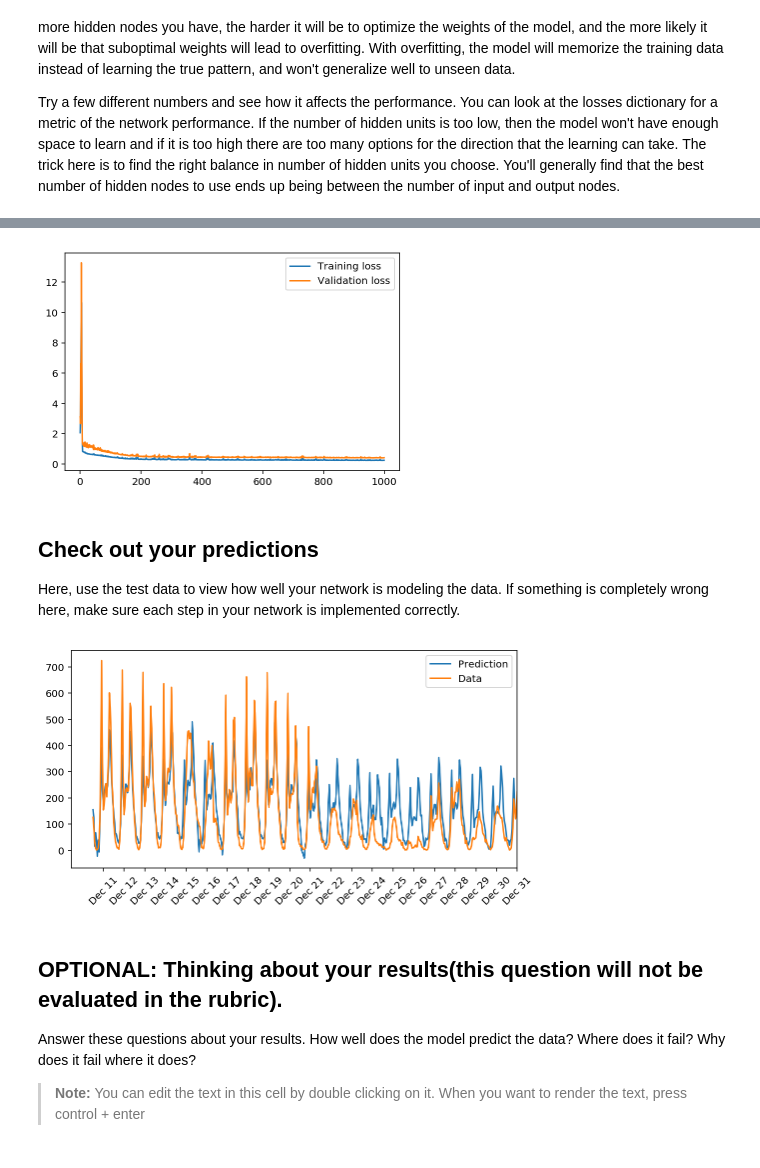
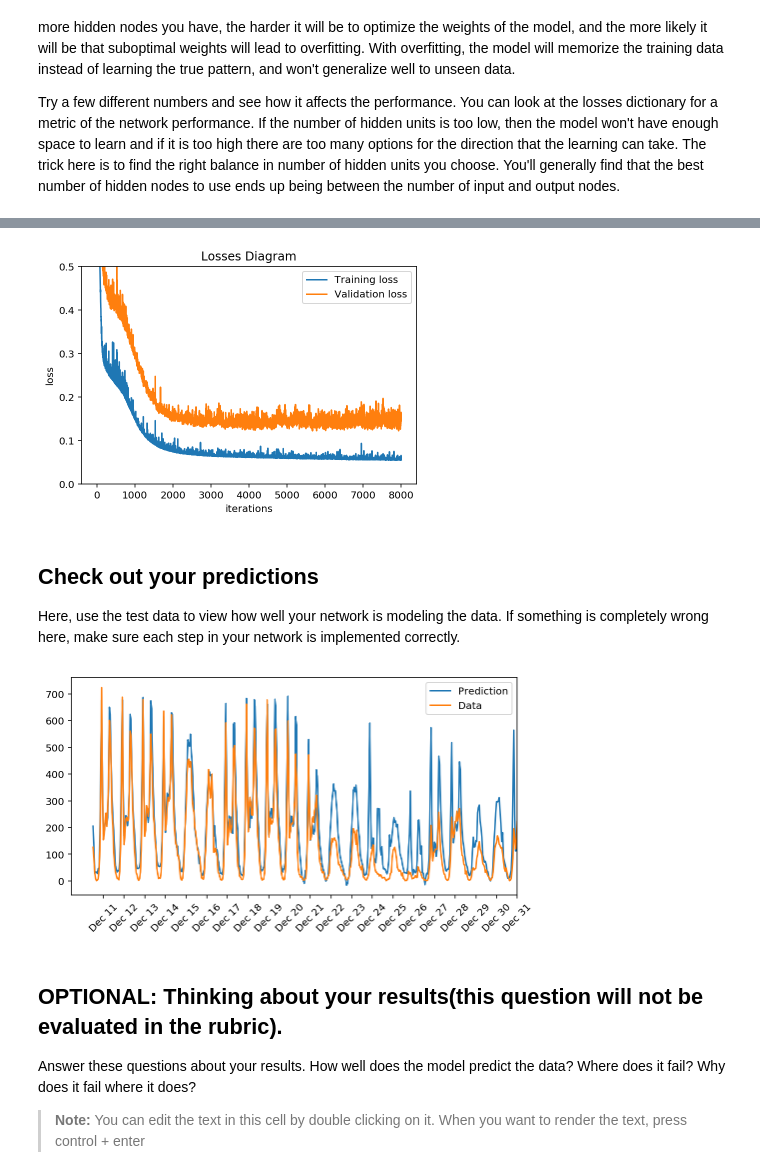
Before and after one commit to piezox/ndgr_p1, a Jupyter notebook: Your_first_neural_network.ipynb, the cells around one changed output, grey strips where cells are left out. Drawn from its saved outputs; the diff is of its cells as text; code cells hidden in the pictures.

```diff
--- a/Your_first_neural_network.ipynb
+++ b/Your_first_neural_network.ipynb
@@ -285,33 +285,32 @@ In a model where all the weights are optimized, the more hidden nodes you have,
 
 Try a few different numbers and see how it affects the performance. You can look at the losses dictionary for a metric of the network performance. If the number of hidden units is too low, then the model won't have enough space to learn and if it is too high there are too many options for the direction that the learning can take. The trick here is to find the right balance in number of hidden units you choose.  You'll generally find that the best number of hidden nodes to use ends up being between the number of input and output nodes.
 # %%
-import sys
+# import sys
 
-### Set the hyperparameters here ###
-iterations = 1000
-learning_rate = 0.5
-hidden_nodes = 20
+### set the parameters here ###
+iterations = 8000
+learning_rate = 1
+hidden_nodes = 12
 output_nodes = 1
 
 N_i = train_features.shape[1]
 network = NeuralNetwork(N_i, hidden_nodes, output_nodes, learning_rate)
-
 losses = {'train':[], 'validation':[]}
 for ii in range(iterations):
-    # Go through a random batch of 128 records from the training data set
-    batch = np.random.choice(train_features.index, size=128)
-    X, y = train_features.ix[batch].values, train_targets.ix[batch]['cnt']
+  # Go through a random batch of 128 records from the training data set
+  batch = np.random.choice(train_features.index, size=128)
+  X, y = train_features.ix[batch].values, train_targets.ix[batch]['cnt']
 
-    network.train(X, y)
+  network.train(X, y)
 
-    # Printing out the training progress
-    train_loss = MSE(network.run(train_features).T, train_targets['cnt'].values)
-    val_loss = MSE(network.run(val_features).T, val_targets['cnt'].values)
-    sys.stdout.write("\rProgress: {:2.1f}".format(100 * ii/float(iterations)) \
-                     + "% ... Training loss: " + str(train_loss)[:5] \
-                     + " ... Validation loss: " + str(val_loss)[:5])
-    sys.stdout.flush()
+  # Printing out the training progress
+  train_loss = MSE(network.run(train_features).T, train_targets['cnt'].values)
+  val_loss = MSE(network.run(val_features).T, val_targets['cnt'].values)
+  sys.stdout.write("\rProgress: {:2.1f}".format(100 * ii/float(iterations)) \
+                 + "% ... Training loss: " + str(train_loss)[:5] \
+                 + " ... Validation loss: " + str(val_loss)[:5])
+  sys.stdout.flush()
 
-    losses['train'].append(train_loss)
-    losses['validation'].append(val_loss)
+  losses['train'].append(train_loss)
+  losses['validation'].append(val_loss)
 # %% [output]
@@ -319,10 +318,13 @@ Progress: 99.9% ... Training loss: 0.249 ... Validation loss: 0.417
 # %%
 plt.plot(losses['train'], label='Training loss')
 plt.plot(losses['validation'], label='Validation loss')
+plt.title('Losses Diagram')
+plt.xlabel('iterations')
+plt.ylabel('loss')
 plt.legend()
-_ = plt.ylim()
+_ = plt.ylim(0, 0.5)
 # %% [output]
-[figure, old version]
+[figure, new version]
 # %% [markdown]
 ## Check out your predictions
 
@@ -342,7 +344,7 @@ dates = dates.apply(lambda d: d.strftime('%b %d'))
 ax.set_xticks(np.arange(len(dates))[12::24])
 _ = ax.set_xticklabels(dates[12::24], rotation=45)
 # %% [output]
-[figure, old version]
+[figure, new version]
 # %% [markdown]
 ## OPTIONAL: Thinking about your results(this question will not be evaluated in the rubric).
 
```
Also changed, not shown: parts of 3 cells of this notebook, 1 other file.
